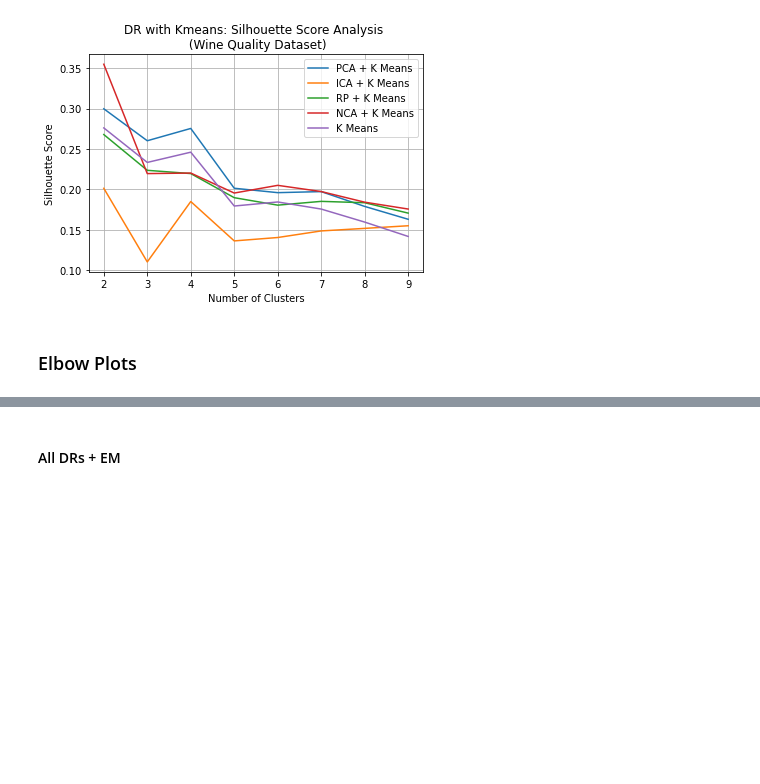
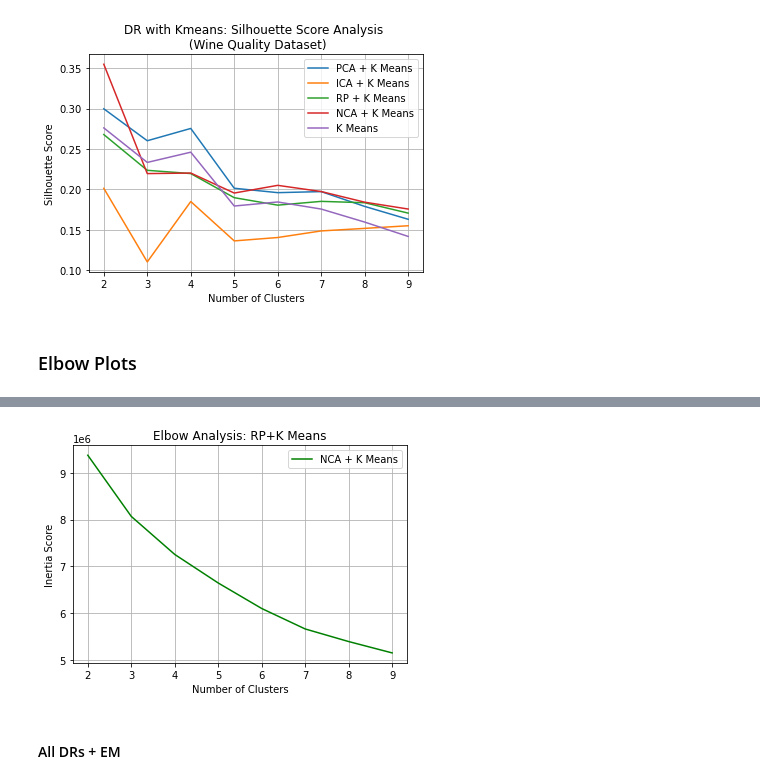
Before and after one commit to rahalrsh/dimensionality-reduction, a Jupyter notebook: clustering-wine-quality.ipynb, the cells around one changed output, grey strips where cells are left out. Drawn from its saved outputs; the diff is of its cells as text; code cells hidden in the pictures; blank space fills up the shorter version.

```diff
--- a/clustering-wine-quality.ipynb
+++ b/clustering-wine-quality.ipynb
@@ -1422,3 +1443,22 @@ plt.show()
+# %%
+plt.title("Elbow Analysis: RP+K Means")
+plt.xlabel("Number of Clusters")
+plt.ylabel("Inertia Score")
+
+# plt.plot(pca_kmeans_inert_score["Clusters"], pca_kmeans_inert_score["Inert Score"], label='PCA + K Means', color='g')
+# plt.plot(ica_kmeans_inert_score["Clusters"], ica_kmeans_inert_score["Inert Score"], label='ICA + K Means')
+# plt.plot(rp_kmeans_inert_score["Clusters"], rp_kmeans_inert_score["Inert Score"], label='RP + K Means', color='g')
+plt.plot(nca_kmeans_inert_score["Clusters"], nca_kmeans_inert_score["Inert Score"], label='NCA + K Means', color='g')
+# plt.plot(kmeans_sil_df["Clusters"], kmeans_sil_df["Silhouette Score"], label='K Means')
+
+# plt.axvline(2, linestyle="dotted", color='r')
+
+plt.legend()
+plt.grid()
+plt.savefig('images/wq/10.2 all DRs with Kmeans sil.png')
+plt.show()
+# %% [output]
+[figure, added]
 # %% [markdown]
 #### All DRs + EM
 # %%
```
Also changed, not shown: parts of 7 cells of this notebook, 1 other file.
